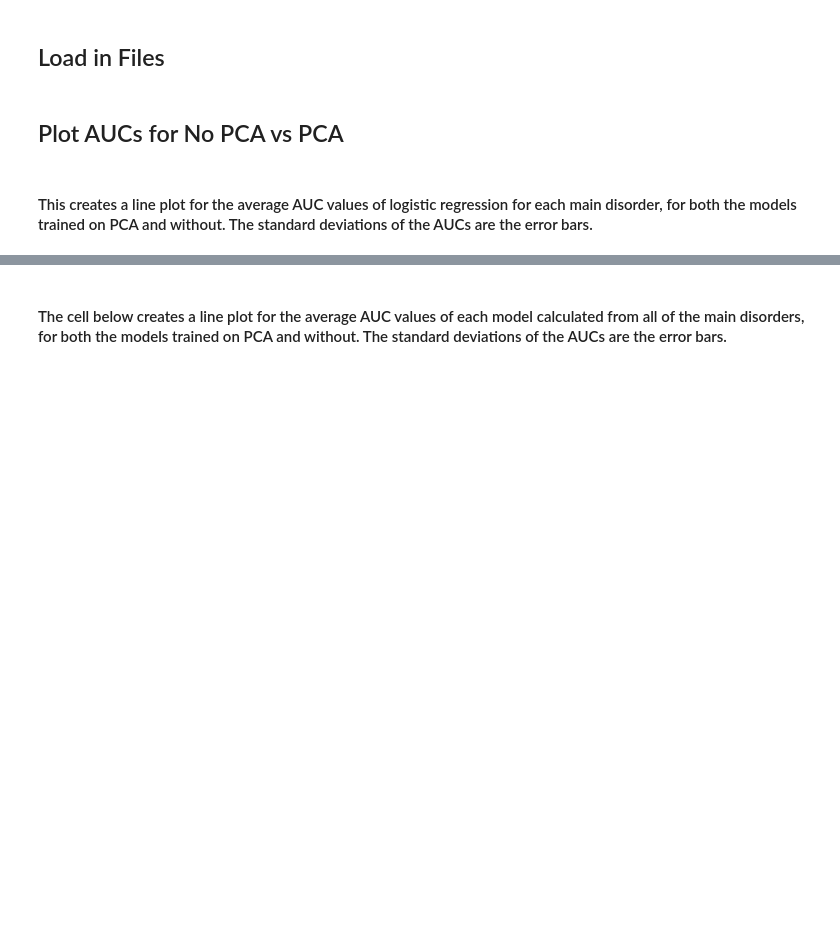
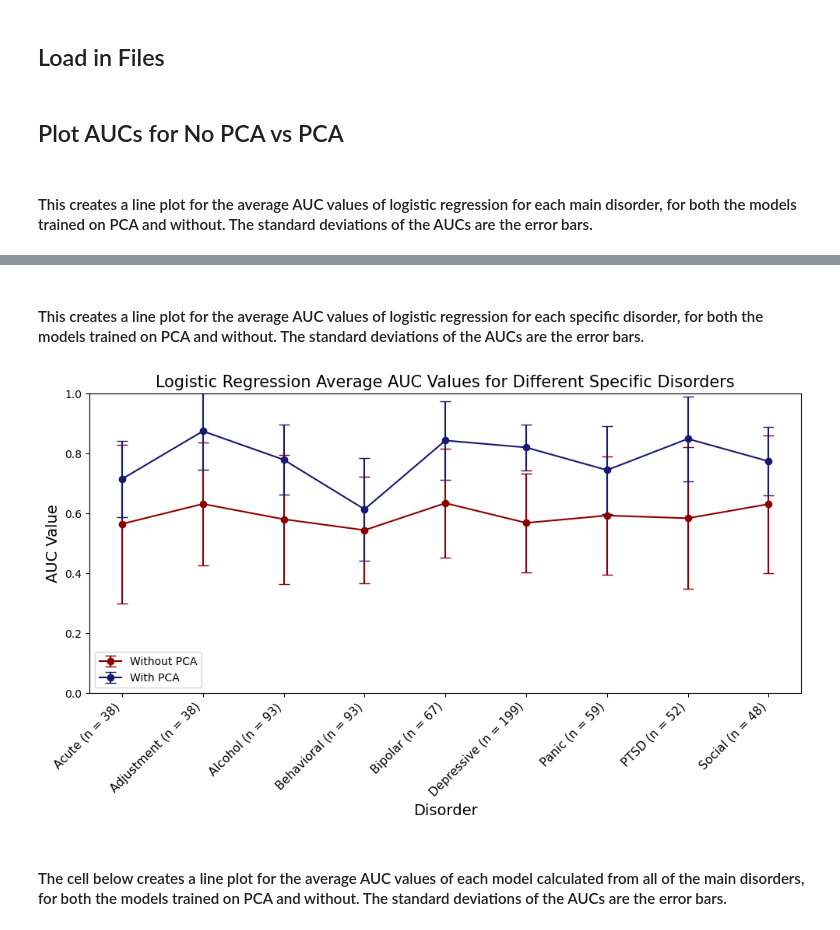
Before and after one commit to hause-dev/psych-disorder-classifier, a Jupyter notebook: Notebooks/Plotting_Results.ipynb, the cells around one changed output, grey strips where cells are left out. Cells and saved outputs as stored; diff of their text form; code cells hidden in the pictures; blank space fills up the shorter version.

```diff
--- a/Notebooks/Plotting_Results.ipynb
+++ b/Notebooks/Plotting_Results.ipynb
@@ -46,3 +48,34 @@ plt.show()
+# %% [markdown]
+#### This creates a line plot for the average AUC values of logistic regression for each specific disorder, for both the models trained on PCA and without. The standard deviations of the AUCs are the error bars.
+# %%
+disorders = splg.columns[1:]  # skip the first column
+x = np.arange(len(disorders))
+
+# Extract rows
+without_pca = splg.iloc[0, 1:].astype(float)
+with_pca = splg.iloc[1, 1:].astype(float)
+std_without = splg.iloc[2, 1:].astype(float)
+std_with = splg.iloc[3, 1:].astype(float)
+
+# Plot with error bars
+plt.figure(figsize=(10, 6))
+plt.errorbar(x, without_pca, yerr=std_without, label='Without PCA',
+             marker='o', capsize=5, linestyle='-', color='darkred')
+plt.errorbar(x, with_pca, yerr=std_with, label='With PCA',
+             marker='o', capsize=5, linestyle='-', color='midnightblue')
+
+# Final touches
+plt.xticks(x, disorders, rotation=45, ha='right', fontsize=11)
+plt.ylabel("AUC Value", fontsize=14)
+plt.xlabel("Disorder", fontsize=14)
+plt.title("Logistic Regression Average AUC Values for Different Specific Disorders", fontsize=15)
+
+plt.ylim(0, 1)
+plt.legend()
+plt.tight_layout()
+plt.show()
+# %% [output]
+[figure, added]
 # %% [markdown]
 #### The cell below creates a line plot for the average AUC values of each model calculated from all of the main disorders, for both the models trained on PCA and without. The standard deviations of the AUCs are the error bars.
 # %%
```
Also changed, not shown: parts of 6 cells of this notebook, 8 other files.
